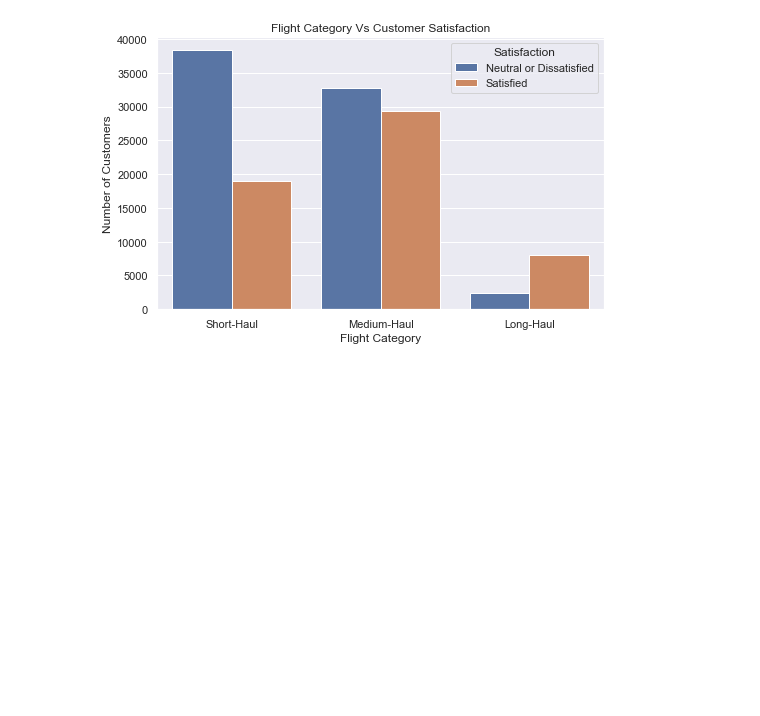
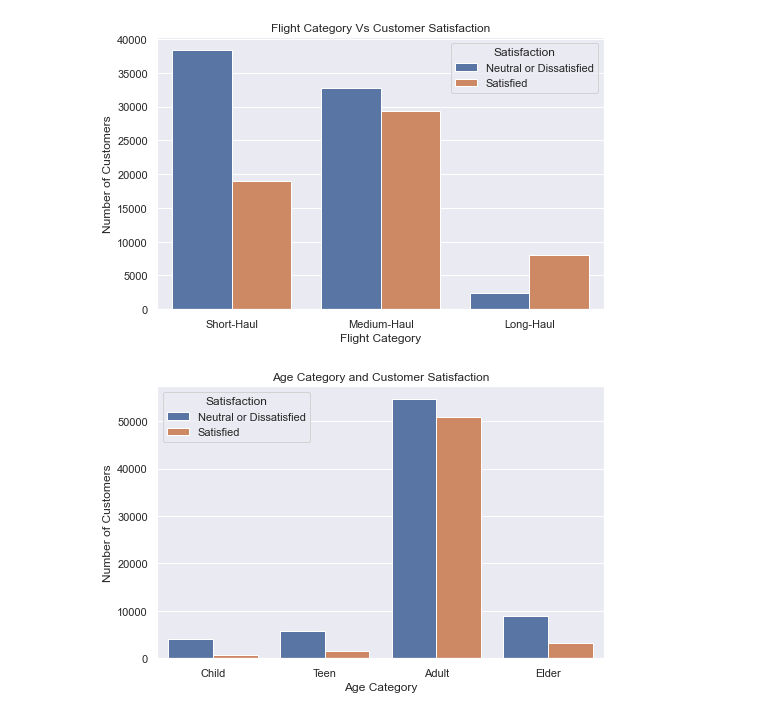
Before and after one commit to techie-grace/Airplane-Customer-Satisfaction, a Jupyter notebook: Aiplane Analysis.ipynb, the cells around one changed output. Drawn from its saved outputs; the diff is of its cells as text; code cells hidden in the pictures; blank space fills up the shorter version.

```diff
--- a/Aiplane Analysis.ipynb
+++ b/Aiplane Analysis.ipynb
@@ -259,3 +267,11 @@ plt.ylabel("Number of Customers")
 plt.show()
 # %% [output]
 [figure]
+# %%
+sns.countplot(x="Age_cat", data=data, hue="Satisfaction")
+plt.title("Age Category and Customer Satisfaction")
+plt.xlabel("Age Category")
+plt.ylabel("Number of Customers")
+plt.show()
+# %% [output]
+[figure, added]
```
Also changed, not shown: parts of 7 cells of this notebook.
